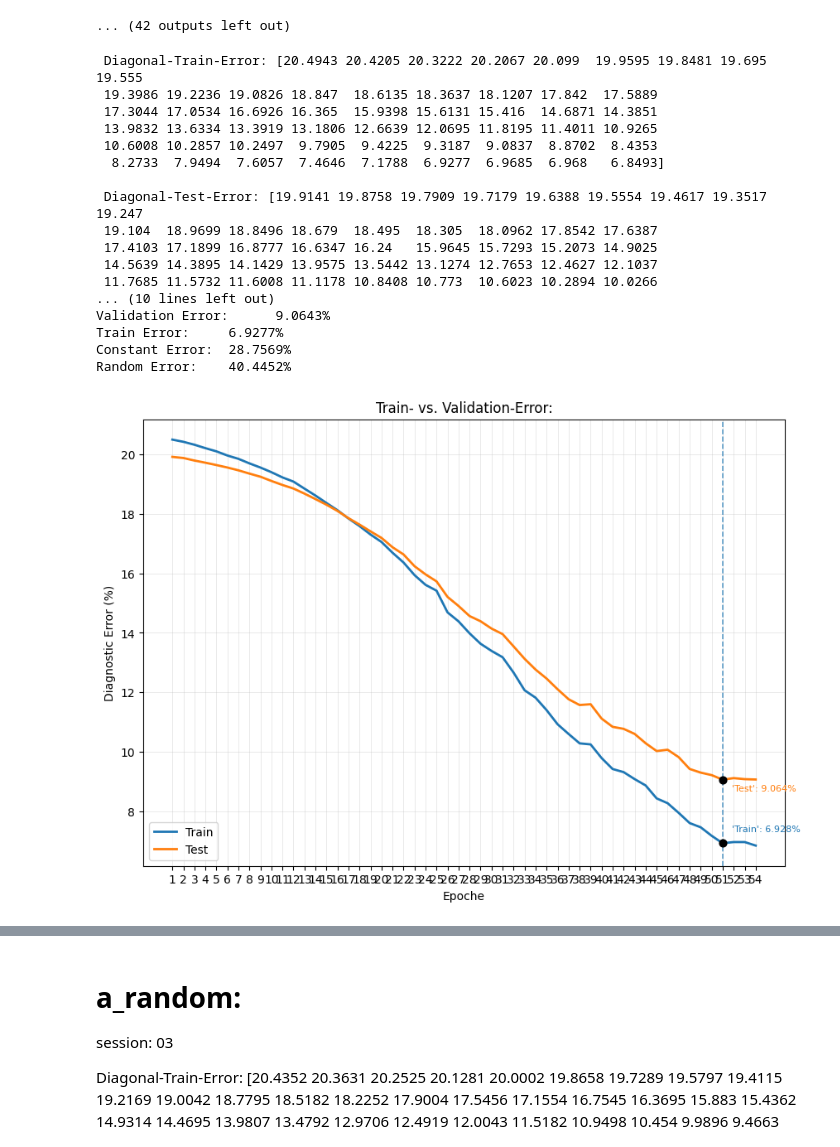
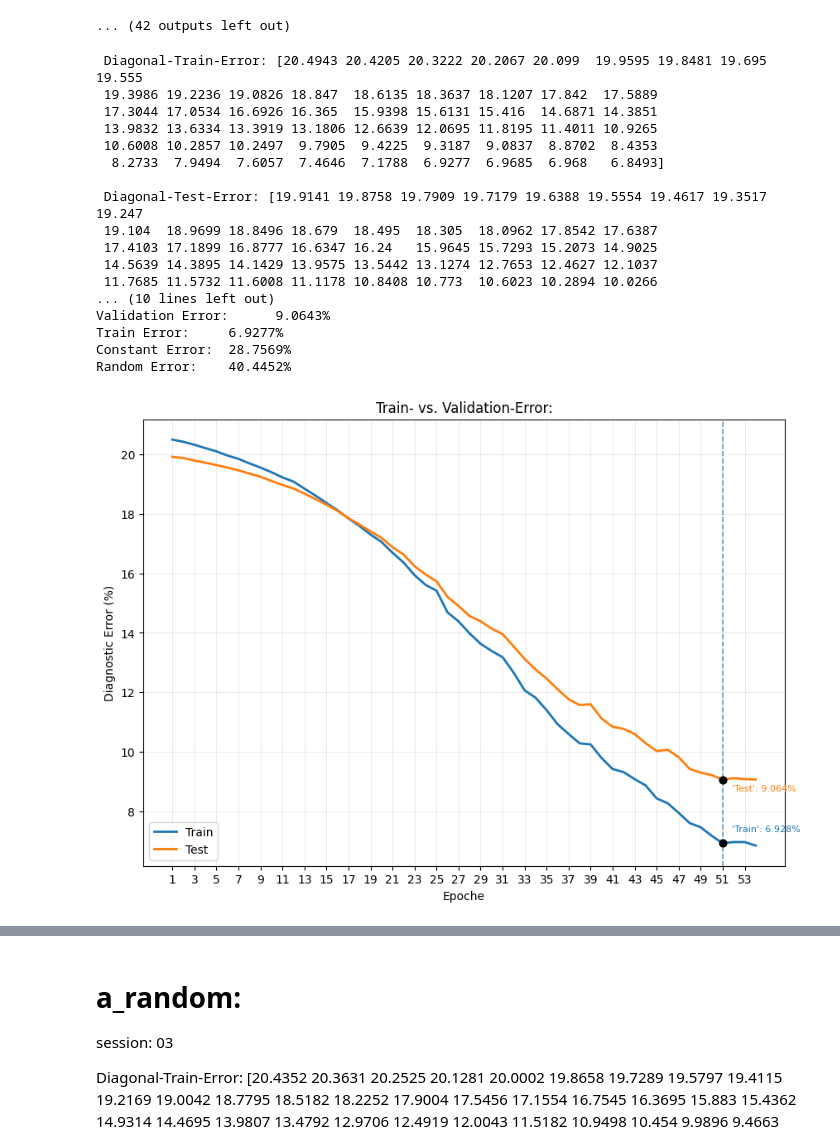
Before and after one commit to RafeiKAr/gaze-estimation, a Jupyter notebook: personal_code.ipynb, the cells around one changed output, grey strips where cells are left out. Cells and saved outputs as stored; diff of their text form; code cells hidden in the pictures.

```diff
--- a/personal_code.ipynb
+++ b/personal_code.ipynb
@@ -447,9 +507,11 @@ Subject: 12
 from pathlib import Path
 import pandas as pd
 import numpy as np
+from scipy import stats
 
 
 norm_labels_files = []
+root_folder = Path("./personalization/")
 
 
 for folder in sorted(root_folder.iterdir()):
@@ -461,7 +523,7 @@ for folder in sorted(root_folder.iterdir()):
 
         if not norm_file.exists():
 
-            print(f"Fehlt: {file.resolve()}")
+            print(f"Fehlt: {norm_file.resolve()}")
 
         else:
 
@@ -480,6 +542,8 @@ random_baseline = []
 constant_baseline = []
 
 for i in range(len(norm_labels_files)):
+
+    print(f"\nKonstant Baseline: {norm_label}\n")
 
 # -------------------------------------------------------------------
 # ---------------------- Konstant_Error: ----------------------------
@@ -515,7 +579,6 @@ for i in range(len(norm_labels_files)):
     const_error_pct = np.round(100 * rmse, 5)
     const_diagonal_error_pct = np.round(100 * rmse / np.sqrt(2), 5)
 
-    print(f"\nKonstant Baseline: {norm_label}\n")
     # print(f"Constant_Mean_Absolute_Error: {mae}")
     # print(f"Constant_Mean_Squared_Error: {rmse}")
     # print(f"Constant_Mean_Squared_Error %: {const_error_pct} %")
@@ -555,8 +618,4 @@ for i in range(len(norm_labels_files)):
     # print(f"Random_Mean_Squared_Error %: {random_error_pct} %")
     print(f"Random_Diagonal-Error : \t {random_diagonal_error_pct} % \n\n")
     random_baseline.append(random_diagonal_error_pct)
-
-
-print(f"Mean constant_Diagonal_Error: \t {np.mean(constant_baseline):.6f} % ")
-print(f"Mean Random_Diagonal_Error: \t {np.mean(random_baseline):.6f} % ")
 # %% [output]
@@ -2495,7 +2851,7 @@ plt.title("Train- vs. Validation-Error:")
 plt.xlabel("Epoche")
 plt.ylabel("Diagnostic Error (%)")
 
-plt.xticks(epochs)
+plt.xticks(np.arange(min(epochs), max(epochs), 2))
 
 plt.grid(True, alpha=0.3, linewidth=0.6)
 plt.legend()
@@ -2660,7 +3016,7 @@ plt.title(
 plt.xlabel("Epoche")
 plt.ylabel("Diagnostic Error (%)")
 
-plt.xticks(epochs)
+plt.xticks(np.arange(min(epochs), max(epochs), 2))
 
 # plt.xticks(range(1, len(epochs) + 1, 1))
 # plt.yticks(range(0, 51, 5))
@@ -2670,31 +3026,31 @@ plt.legend()
 
 # Ordner erstellen (falls er noch nicht existiert)
 os.makedirs("./results/personal", exist_ok=True)
 
 # Diagramm speichern
 plt.savefig(
     f"results/personal/diag_error_{session}_{learning_rate}_{splits}.png",
     dpi=300,
     bbox_inches="tight"
 )
 
 plt.show()
 # %% [output]
  Diagonal-Train-Error: [20.4943 20.4205 20.3222 20.2067 20.099  19.9595 19.8481 19.695  19.555
  19.3986 19.2236 19.0826 18.847  18.6135 18.3637 18.1207 17.842  17.5889
  17.3044 17.0534 16.6926 16.365  15.9398 15.6131 15.416  14.6871 14.3851
  13.9832 13.6334 13.3919 13.1806 12.6639 12.0695 11.8195 11.4011 10.9265
  10.6008 10.2857 10.2497  9.7905  9.4225  9.3187  9.0837  8.8702  8.4353
   8.2733  7.9494  7.6057  7.4646  7.1788  6.9277  6.9685  6.968   6.8493]
 
  Diagonal-Test-Error: [19.9141 19.8758 19.7909 19.7179 19.6388 19.5554 19.4617 19.3517 19.247
  19.104  18.9699 18.8496 18.679  18.495  18.305  18.0962 17.8542 17.6387
  17.4103 17.1899 16.8777 16.6347 16.24   15.9645 15.7293 15.2073 14.9025
  14.5639 14.3895 14.1429 13.9575 13.5442 13.1274 12.7653 12.4627 12.1037
  11.7685 11.5732 11.6008 11.1178 10.8408 10.773  10.6023 10.2894 10.0266
 ... (10 lines left out)
 Validation Error:      9.0643%
 Train Error:     6.9277%
 Constant Error:  28.7569%
 Random Error:    40.4452%
-[figure, old version]
+[figure, new version]
```
Also changed, not shown: parts of 10 cells of this notebook, 4 other files.
